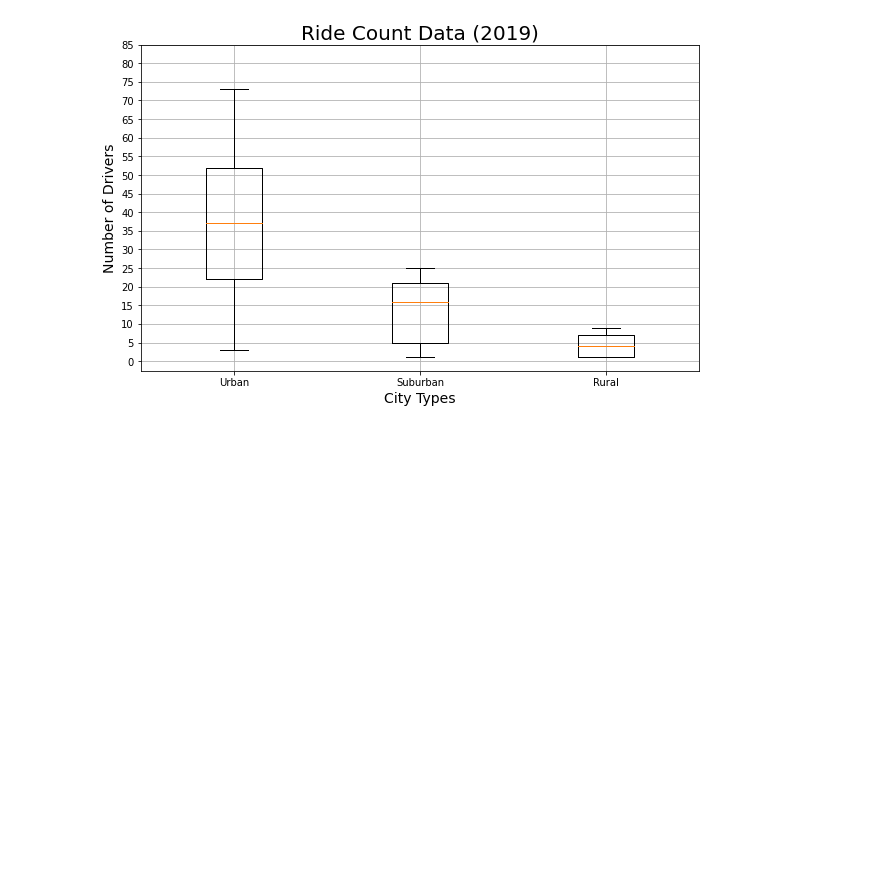
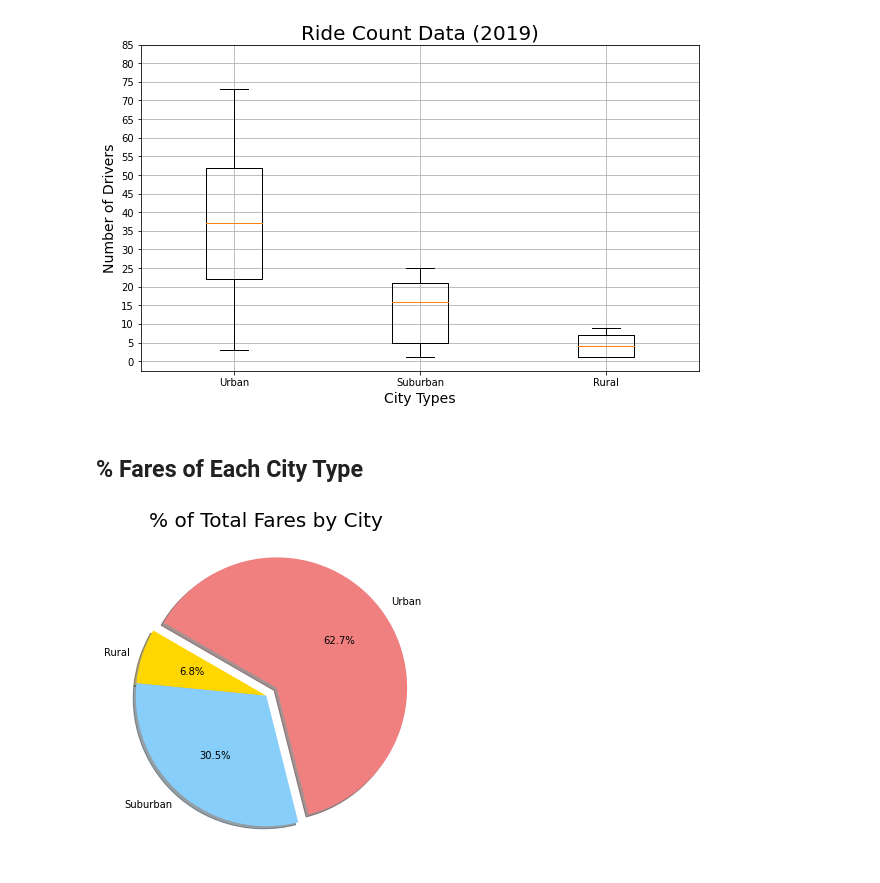
Before and after one commit to mannyinwang/PyBer_Analysis, a Jupyter notebook: PyBer.ipynb, the cells around one changed output. Saved outputs shown, nothing was run; the diff lists cells and outputs as text; code cells hidden in the pictures; blank space fills up the shorter version.

Commit message:
Added Pie Chart to the analysis

```diff
--- a/PyBer.ipynb
+++ b/PyBer.ipynb
@@ -474,3 +475,19 @@ plt.savefig('analysis/Fig4.png')
 plt.show()
 # %% [output]
 [figure]
+# %% [markdown]
+## % Fares of Each City Type
+# %%
+city_fares = [rural_fares.sum(), suburban_fares.sum(), urban_fares.sum()]
+city_fares_labels = ['Rural', 'Suburban', 'Urban']
+explode = (0,0,0.1)
+# %%
+fig, ax = plt.subplots(figsize=(10,6))
+ax.pie(city_fares, labels=city_fares_labels,explode=explode, startangle=150, autopct='%1.1f%%', shadow=True,
+       colors=["gold", "lightskyblue", "lightcoral"])
+ax.set_title('% of Total Fares by City', fontsize=20)
+mpl.rcParams['font.size'] = 14
+plt.savefig('analysis/Fig5.png')
+plt.show()
+# %% [output]
+[figure, added]
```
Also changed, not shown: parts of 1 cell of this notebook, 1 other file.
